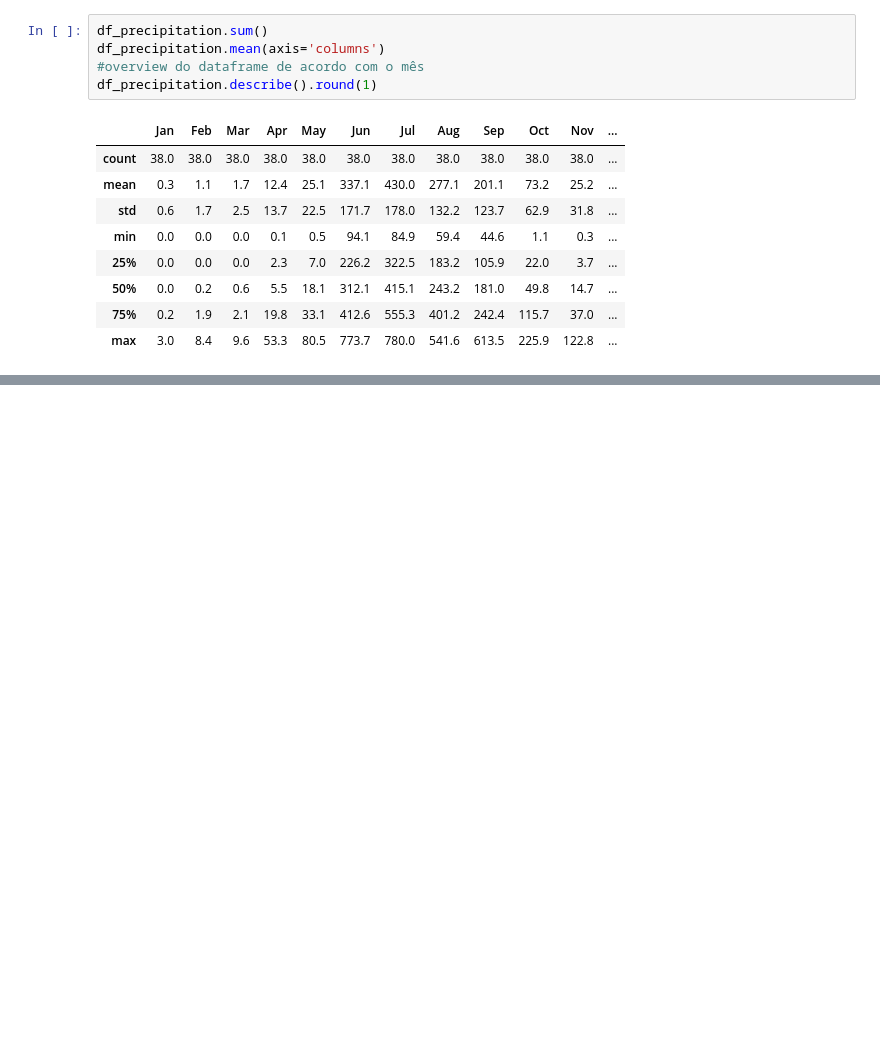
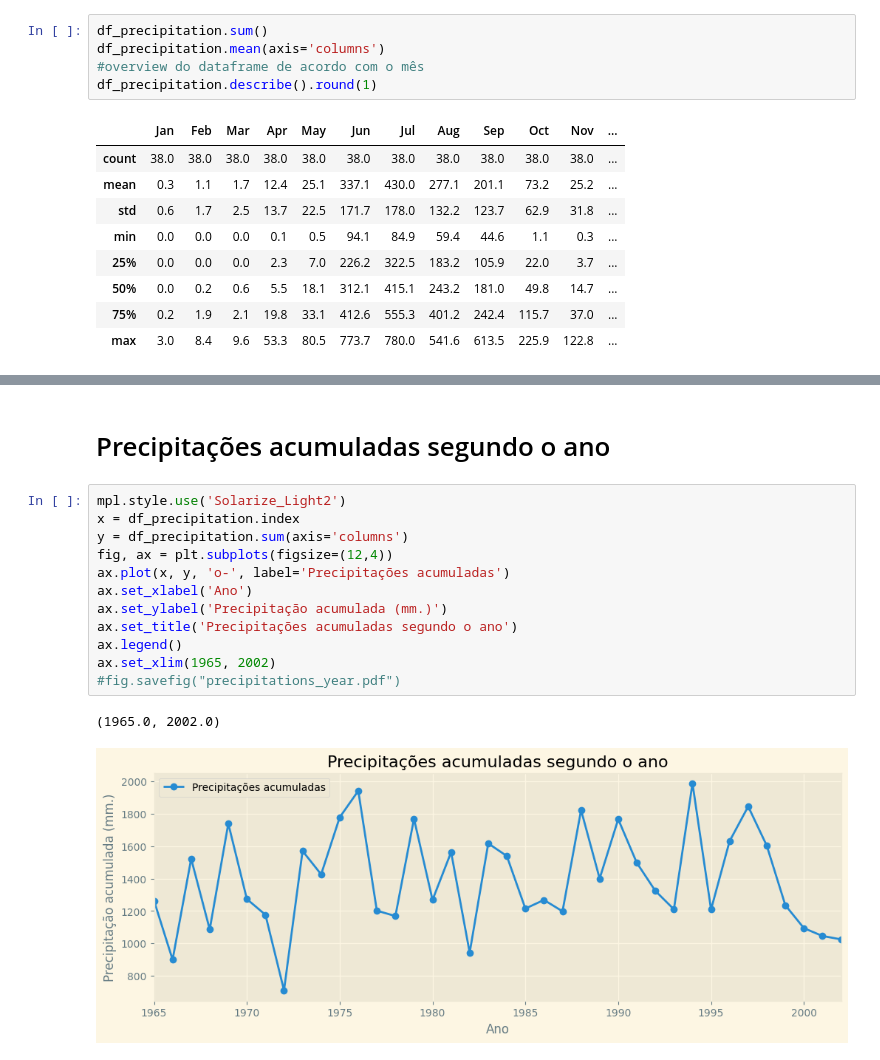
Before and after one commit to nikarcosta/precipitation-data, a Jupyter notebook: precipitation_analysis.ipynb, the cells around one changed output, grey strips where cells are left out. Saved outputs shown, nothing was run; the diff lists cells and outputs as text; blank space fills up the shorter version.

Commit message:
add time series & scatter plots

```diff
--- a/precipitation_analysis.ipynb
+++ b/precipitation_analysis.ipynb
@@ -63,0 +69,17 @@ df_precipitation.T.describe().round(1)
+# %% [markdown]
+# Precipitações acumuladas segundo o ano
+# %%
+mpl.style.use('Solarize_Light2')
+x = df_precipitation.index
+y = df_precipitation.sum(axis='columns')
+fig, ax = plt.subplots(figsize=(12,4))
+ax.plot(x, y, 'o-', label='Precipitações acumuladas')
+ax.set_xlabel('Ano')
+ax.set_ylabel('Precipitação acumulada (mm.)')
+ax.set_title('Precipitações acumuladas segundo o ano')
+ax.legend()
+ax.set_xlim(1965, 2002)
+#fig.savefig("precipitations_year.pdf")
+# %% [output]
+(1965.0, 2002.0)
+[figure, added]
```
Also changed, not shown: parts of 6 cells of this notebook.
